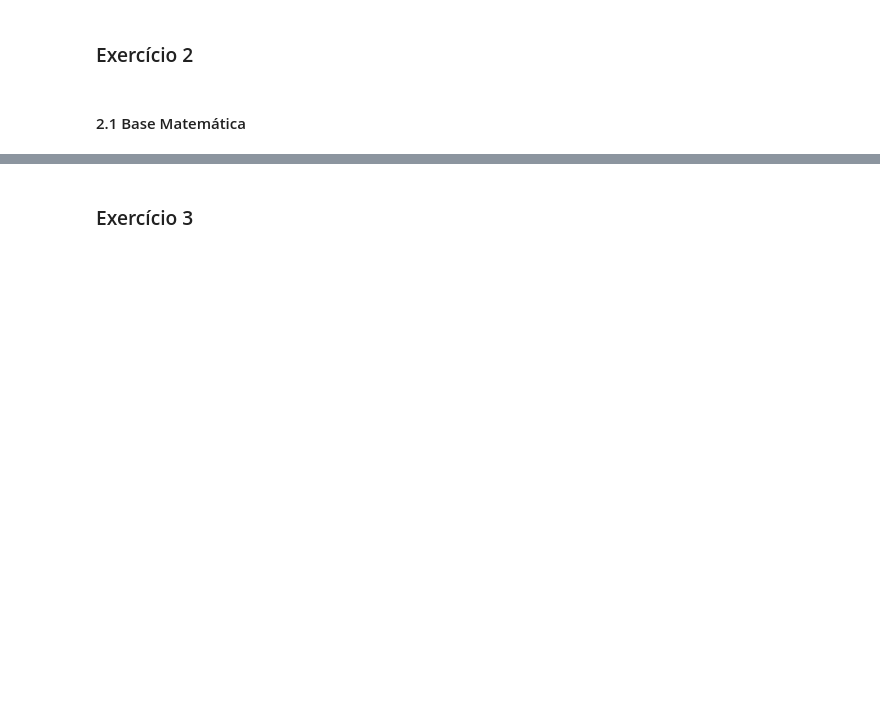
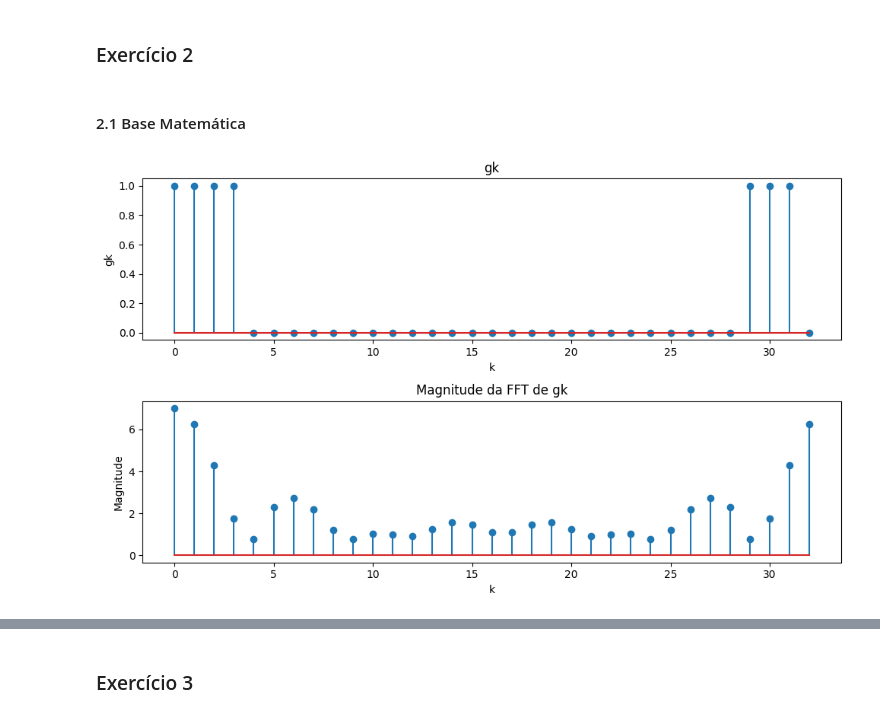
Before and after one commit to Vjfrib/sistCom, a Jupyter notebook: Projetos/2nd Projeto em Python + Apresentação/Notebook.ipynb, the cells around one changed output, grey strips where cells are left out. Saved outputs shown, nothing was run; the diff lists cells and outputs as text; code cells hidden in the pictures; blank space fills up the shorter version.

```diff
--- a/Projetos/2nd Projeto em Python + Apresentação/Notebook.ipynb
+++ b/Projetos/2nd Projeto em Python + Apresentação/Notebook.ipynb
@@ -55,0 +118,28 @@ Explicação.
+# %%
+# Execução: Parâmetros
+B = 4
+f0 = 1/4
+Ts = 1 / (2 * B)
+T0 = 1 / f0
+N0 = int(T0 / Ts)
+
+# Vetor k
+k = np.arange(N0 + 1)
+
+# Inicializar gk com zeros
+gk = np.zeros_like(k)
+
+for m in range(len(k)):
+    if 0 <= k[m] <= 3:
+        gk[m] = 1
+    if k[m] == 4 or k[m] == 28:
+        gk[m] = 0.5
+    if 5 <= k[m] <= 27:
+        gk[m] = 0
+    if 29 <= k[m] <= 31:
+        gk[m] = 1
+
+# Transformada de Fourier
+Gr = np.fft.fft(gk)
+# %% [output]
+[figure, added]
```
Also changed, not shown: parts of 7 cells of this notebook.
